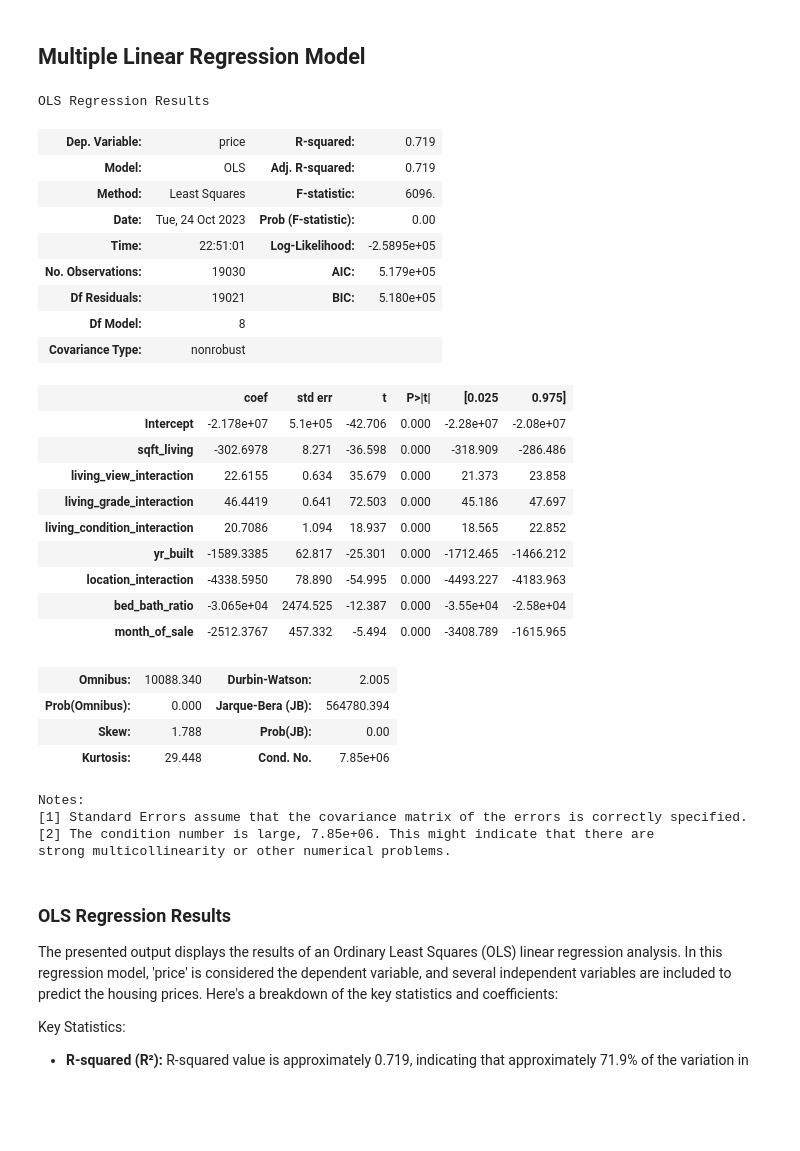
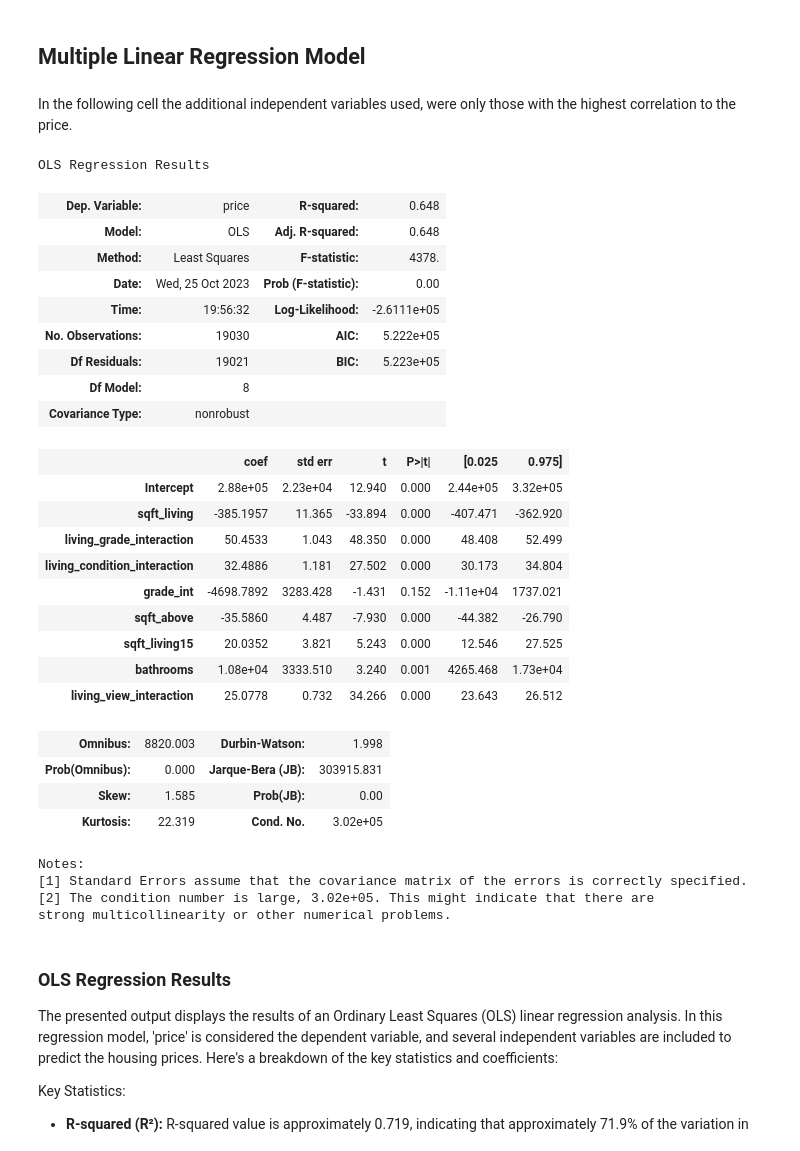
Before and after one commit to learn-co-curriculum/dsc-phase-2-project-v2-3, a Jupyter notebook: student.ipynb, the cells around one changed output. Drawn from its saved outputs; the diff is of its cells as text; code cells hidden in the pictures; blank space fills up the shorter version.

```diff
--- a/student.ipynb
+++ b/student.ipynb
@@ -317,7 +418,19 @@ df.describe()
 # %%
 # Import the Seaborn and Matplotlib libraries for data visualization
 import seaborn as sns
-sns.histplot(df['price'], kde=True)  # Create a histogram plot for the 'price' column
-plt.title('Distribution of Price')  # Set the title for the plot
-plt.show()  # Display the plot
+# sns.histplot(df['price'], kde=True)  # Create a histogram plot for the 'price' column
+# plt.title('Distribution of Price')  # Set the title for the plot
+# plt.show()  # Display the plot
+
+#scale the price
+df['price_scaled'] = df['price'] / 1000000
+
+# Create a histogram plot for the scaled 'price' column
+sns.histplot(df['price_scaled'], kde=True, binwidth=0.4)
+plt.title('Distribution of Price (Scaled)')
+plt.xlabel('Price (millions)')
+plt.xlim(0, 5)
+
+
+plt.show()
 # %% [output]
@@ -500,3 +615,8 @@ df['living_view_interaction'] = df['sqft_living'] * df['view']
 df['location_interaction'] = df['lat'] * df['long']
 
 df['grade_condition_interaction'] = df['grade_int'] * df['condition']
+
+
+# latest_year = df['date'].max()  # Find the maximum value in the 'yr_replaced' column
+df['yr_since_renov'] = 2016 - df['yr_replaced']
+# df['yr_since_renov'] = df['yr_replaced'] - df['yr_built']
@@ -568,0 +714,5 @@ plt.show()
+# %%
+columns_to_drop = ['id', 'id', 'sqft_lot', 'yr_renovated']
+
+df.drop(columns=columns_to_drop, inplace=True)
+df.info()
@@ -568,0 +737,2 @@ plt.show()
+# %%
+df.drop(columns='sqft_living_squared', inplace=True)
@@ -569,39 +760,41 @@ plt.show()
 # %% [markdown]
 ## Multiple Linear Regression Model
+# %% [markdown]
+In the following cell the additional independent variables used, were only those with the highest correlation to the price.
 # %%
 # Create a multiple linear regression model using Ordinary Least Squares (OLS)
-model = ols(formula='price ~ sqft_living + living_view_interaction + living_grade_interaction + living_condition_interaction + yr_built + location_interaction + bed_bath_ratio + month_of_sale', data=df).fit()
+model = ols(formula='price ~ sqft_living + living_grade_interaction + living_condition_interaction + grade_int + sqft_above + sqft_living15 + bathrooms + living_view_interaction ', data=df).fit()
 
 # Display a summary of the regression model
 model.summary()
 # %% [output]
 OLS Regression Results
-| Dep. Variable: | price | R-squared: | 0.719 |
-| Model: | OLS | Adj. R-squared: | 0.719 |
-| Method: | Least Squares | F-statistic: | 6096. |
-| Date: | Tue, 24 Oct 2023 | Prob (F-statistic): | 0.00 |
-| Time: | 22:51:01 | Log-Likelihood: | -2.5895e+05 |
-| No. Observations: | 19030 | AIC: | 5.179e+05 |
-| Df Residuals: | 19021 | BIC: | 5.180e+05 |
+| Dep. Variable: | price | R-squared: | 0.648 |
+| Model: | OLS | Adj. R-squared: | 0.648 |
+| Method: | Least Squares | F-statistic: | 4378. |
+| Date: | Wed, 25 Oct 2023 | Prob (F-statistic): | 0.00 |
+| Time: | 19:56:32 | Log-Likelihood: | -2.6111e+05 |
+| No. Observations: | 19030 | AIC: | 5.222e+05 |
+| Df Residuals: | 19021 | BIC: | 5.223e+05 |
 | Df Model: | 8 |  |  |
 | Covariance Type: | nonrobust |  |  |
 |  | coef | std err | t | P>|t| | [0.025 | 0.975] |
-| Intercept | -2.178e+07 | 5.1e+05 | -42.706 | 0.000 | -2.28e+07 | -2.08e+07 |
-| sqft_living | -302.6978 | 8.271 | -36.598 | 0.000 | -318.909 | -286.486 |
-| living_view_interaction | 22.6155 | 0.634 | 35.679 | 0.000 | 21.373 | 23.858 |
-| living_grade_interaction | 46.4419 | 0.641 | 72.503 | 0.000 | 45.186 | 47.697 |
-| living_condition_interaction | 20.7086 | 1.094 | 18.937 | 0.000 | 18.565 | 22.852 |
-| yr_built | -1589.3385 | 62.817 | -25.301 | 0.000 | -1712.465 | -1466.212 |
-| location_interaction | -4338.5950 | 78.890 | -54.995 | 0.000 | -4493.227 | -4183.963 |
-| bed_bath_ratio | -3.065e+04 | 2474.525 | -12.387 | 0.000 | -3.55e+04 | -2.58e+04 |
-| month_of_sale | -2512.3767 | 457.332 | -5.494 | 0.000 | -3408.789 | -1615.965 |
+| Intercept | 2.88e+05 | 2.23e+04 | 12.940 | 0.000 | 2.44e+05 | 3.32e+05 |
+| sqft_living | -385.1957 | 11.365 | -33.894 | 0.000 | -407.471 | -362.920 |
+| living_grade_interaction | 50.4533 | 1.043 | 48.350 | 0.000 | 48.408 | 52.499 |
+| living_condition_interaction | 32.4886 | 1.181 | 27.502 | 0.000 | 30.173 | 34.804 |
+| grade_int | -4698.7892 | 3283.428 | -1.431 | 0.152 | -1.11e+04 | 1737.021 |
+| sqft_above | -35.5860 | 4.487 | -7.930 | 0.000 | -44.382 | -26.790 |
+| sqft_living15 | 20.0352 | 3.821 | 5.243 | 0.000 | 12.546 | 27.525 |
+| bathrooms | 1.08e+04 | 3333.510 | 3.240 | 0.001 | 4265.468 | 1.73e+04 |
+| living_view_interaction | 25.0778 | 0.732 | 34.266 | 0.000 | 23.643 | 26.512 |
-| Omnibus: | 10088.340 | Durbin-Watson: | 2.005 |
-| Prob(Omnibus): | 0.000 | Jarque-Bera (JB): | 564780.394 |
-| Skew: | 1.788 | Prob(JB): | 0.00 |
-| Kurtosis: | 29.448 | Cond. No. | 7.85e+06 |
+| Omnibus: | 8820.003 | Durbin-Watson: | 1.998 |
+| Prob(Omnibus): | 0.000 | Jarque-Bera (JB): | 303915.831 |
+| Skew: | 1.585 | Prob(JB): | 0.00 |
+| Kurtosis: | 22.319 | Cond. No. | 3.02e+05 |
 Notes:
 [1] Standard Errors assume that the covariance matrix of the errors is correctly specified.
-[2] The condition number is large, 7.85e+06. This might indicate that there are
+[2] The condition number is large, 3.02e+05. This might indicate that there are
 strong multicollinearity or other numerical problems.
 # %% [markdown]
 ### OLS Regression Results
```
Also changed, not shown: parts of 33 cells of this notebook.
